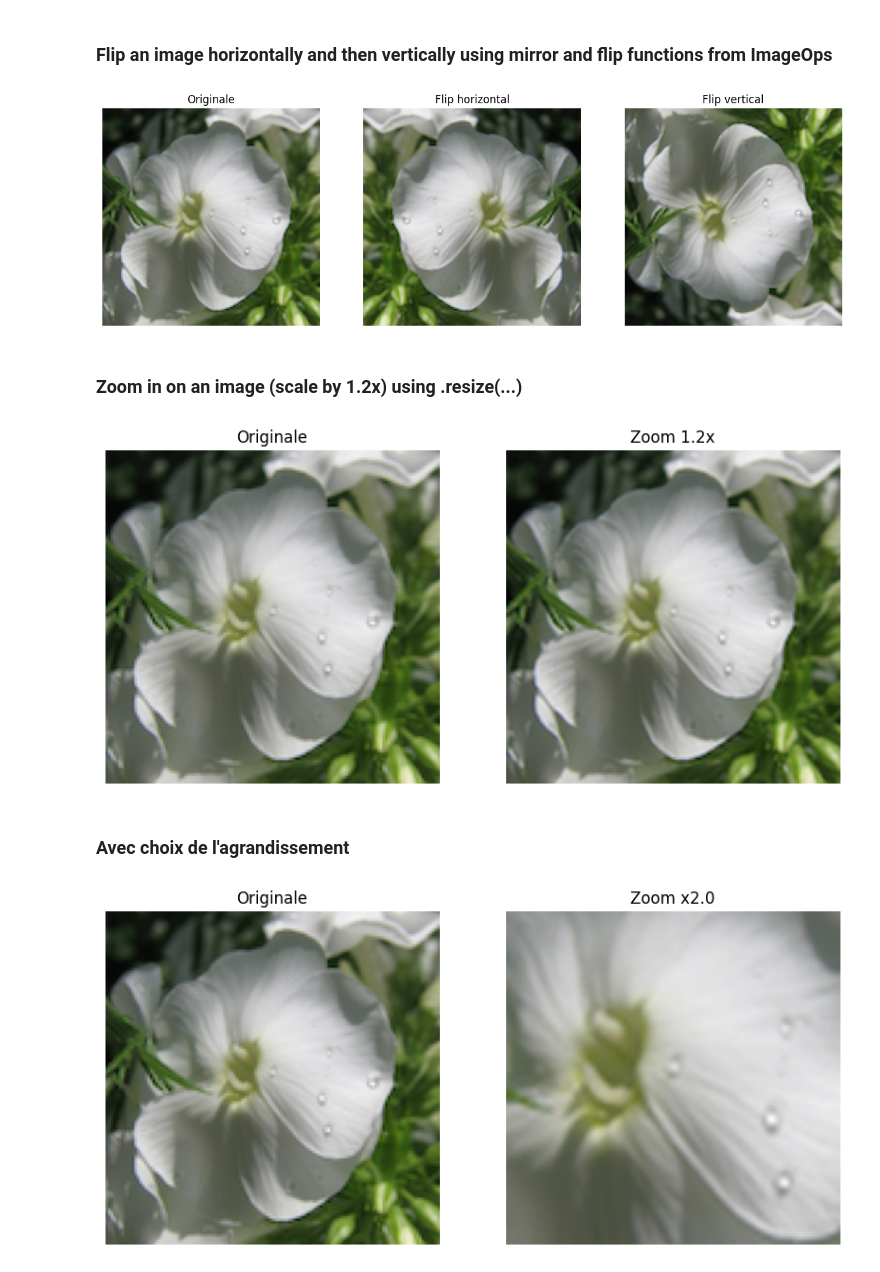
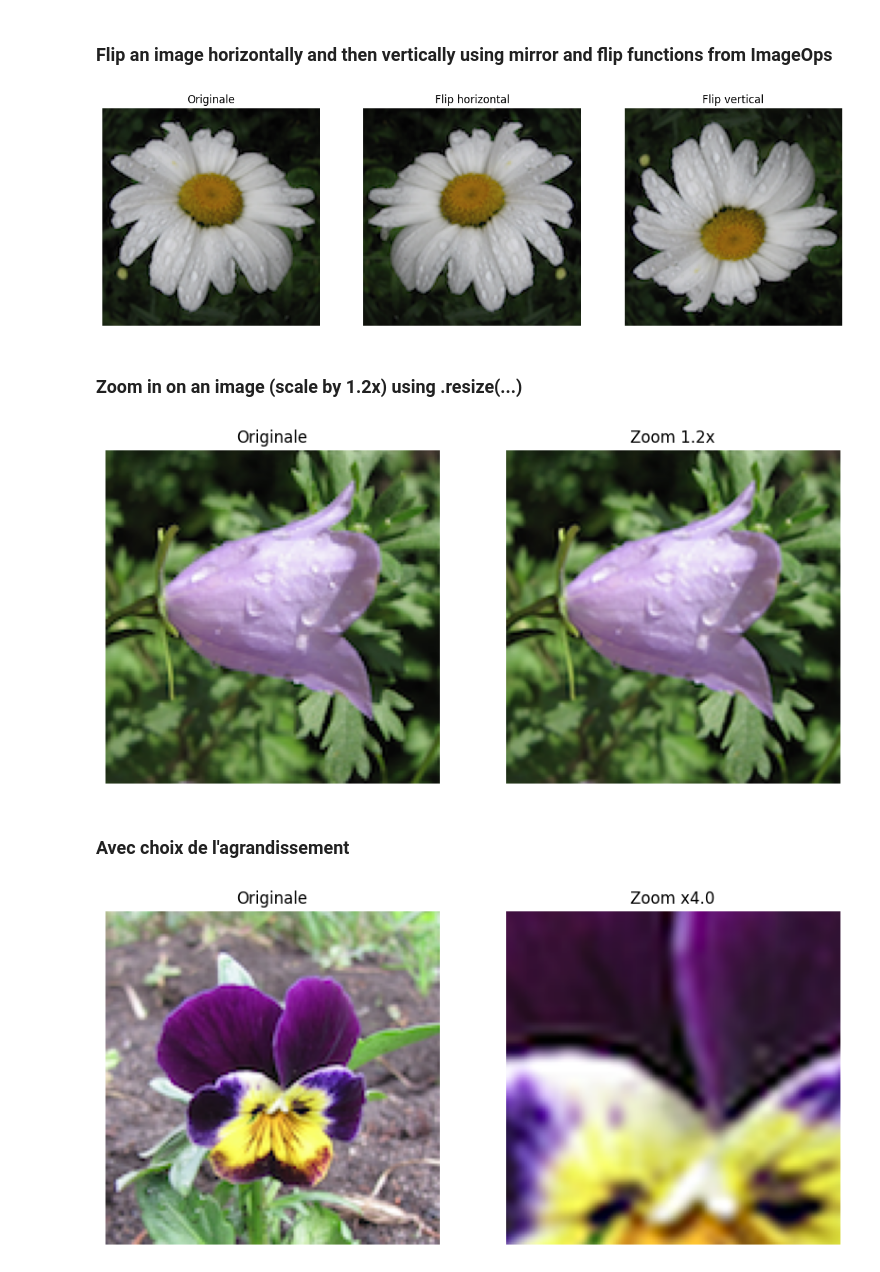
Before and after one commit to Michel836/FSTB_Bootcamp_2025_Repository_Github, a Jupyter notebook: Week02/Day2/W02D2_Challenge-M.ipynb, the cells around one changed output. Drawn from its saved outputs; the diff is of its cells as text; code cells hidden in the pictures.

```diff
--- a/Week02/Day2/W02D2_Challenge-M.ipynb
+++ b/Week02/Day2/W02D2_Challenge-M.ipynb
@@ -125,7 +140,7 @@ from PIL import Image, ImageOps
 import matplotlib.pyplot as plt
 
 # Charger l'image
-image_path = 'C:/Users/chume/Desktop/Flower Color Images Dataset/flower_images/flower_images/0020.png'
+image_path = 'C:/Users/chume/Desktop/Flower Color Images Dataset/flower_images/flower_images/0024.png'
 original_image = Image.open(image_path)
 
 # Flip horizontal (miroir gauche-droite)
@@ -154,7 +169,7 @@ plt.axis('off')
 
 plt.show()
 # %% [output]
-[figure, old version]
+[figure, new version]
 # %% [markdown]
 ### Zoom in on an image (scale by 1.2x) using .resize(...)
 # %%
@@ -162,7 +177,7 @@ from PIL import Image
 import matplotlib.pyplot as plt
 
 # Charger l'image
-image_path = 'C:/Users/chume/Desktop/Flower Color Images Dataset/flower_images/flower_images/0020.png'
+image_path = 'C:/Users/chume/Desktop/Flower Color Images Dataset/flower_images/flower_images/0025.png'
 original_image = Image.open(image_path)
 
 # Calculer la nouvelle taille (zoom 1.2x)
@@ -187,7 +202,7 @@ plt.axis('off')
 
 plt.show()
 # %% [output]
-[figure, old version]
+[figure, new version]
 # %% [markdown]
 ### Avec choix de l'agrandissement
 # %%
@@ -198,7 +213,7 @@ import matplotlib.pyplot as plt
 scale = float(input("Entrez le facteur de zoom (ex : 1.2 pour zoom, 0.8 pour rétrécir) : "))
 
 # Charger l'image
-image_path = 'C:/Users/chume/Desktop/Flower Color Images Dataset/flower_images/flower_images/0020.png'
+image_path = 'C:/Users/chume/Desktop/Flower Color Images Dataset/flower_images/flower_images/0026.png'
 original_image = Image.open(image_path)
 
 # Taille originale
@@ -209,31 +224,31 @@ zoomed_width = int(orig_width * scale)
 zoomed_height = int(orig_height * scale)
 zoomed_image = original_image.resize((zoomed_width, zoomed_height), resample=Image.LANCZOS)
 
 # Si zoom > 1 : recadrer au centre
 if scale >= 1.0:
     left = (zoomed_width - orig_width) // 2
     top = (zoomed_height - orig_height) // 2
     right = left + orig_width
     bottom = top + orig_height
     final_image = zoomed_image.crop((left, top, right, bottom))
 # Si zoom < 1 : ajouter bordure noire (centrer image réduite)
 else:
     final_image = Image.new("RGB", (orig_width, orig_height), color=(0, 0, 0))
     paste_left = (orig_width - zoomed_width) // 2
     paste_top = (orig_height - zoomed_height) // 2
     final_image.paste(zoomed_image, (paste_left, paste_top))
 
 # Affichage
 plt.figure(figsize=(10, 5))
 plt.subplot(1, 2, 1)
 plt.imshow(original_image)
 plt.title("Originale")
 plt.axis('off')
 
 plt.subplot(1, 2, 2)
 plt.imshow(final_image)
 plt.title(f"Zoom x{scale}")
 plt.axis('off')
 plt.show()
 # %% [output]
-[figure, old version]
+[figure, new version]
```
Also changed, not shown: parts of 6 cells of this notebook, 1 other file.
